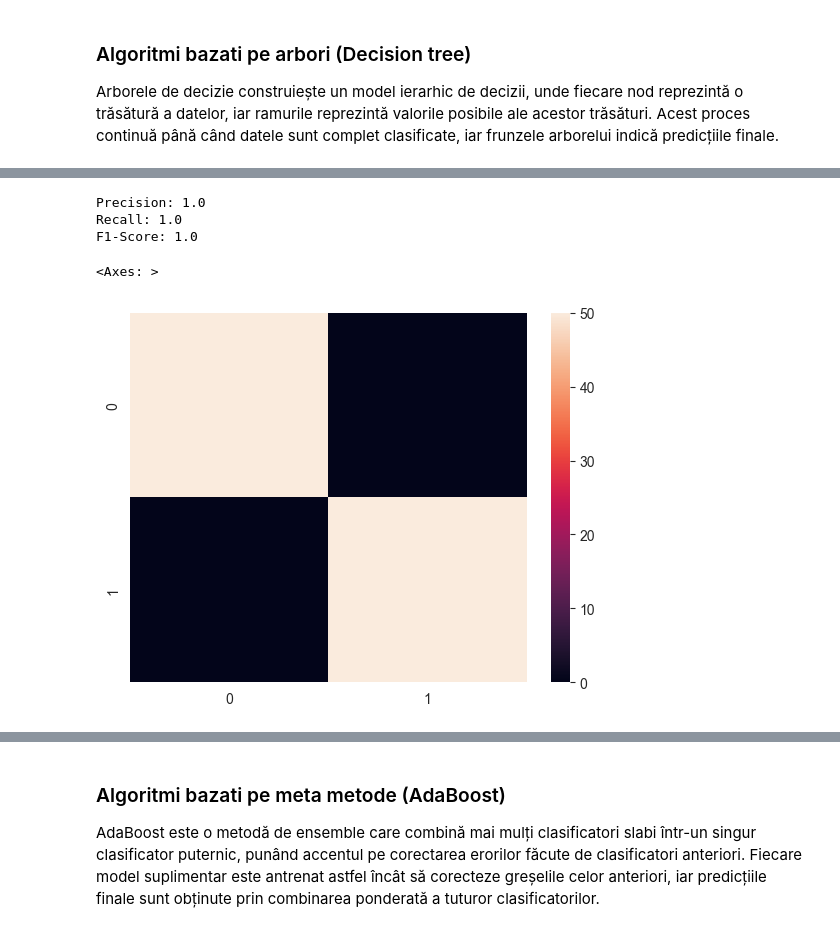
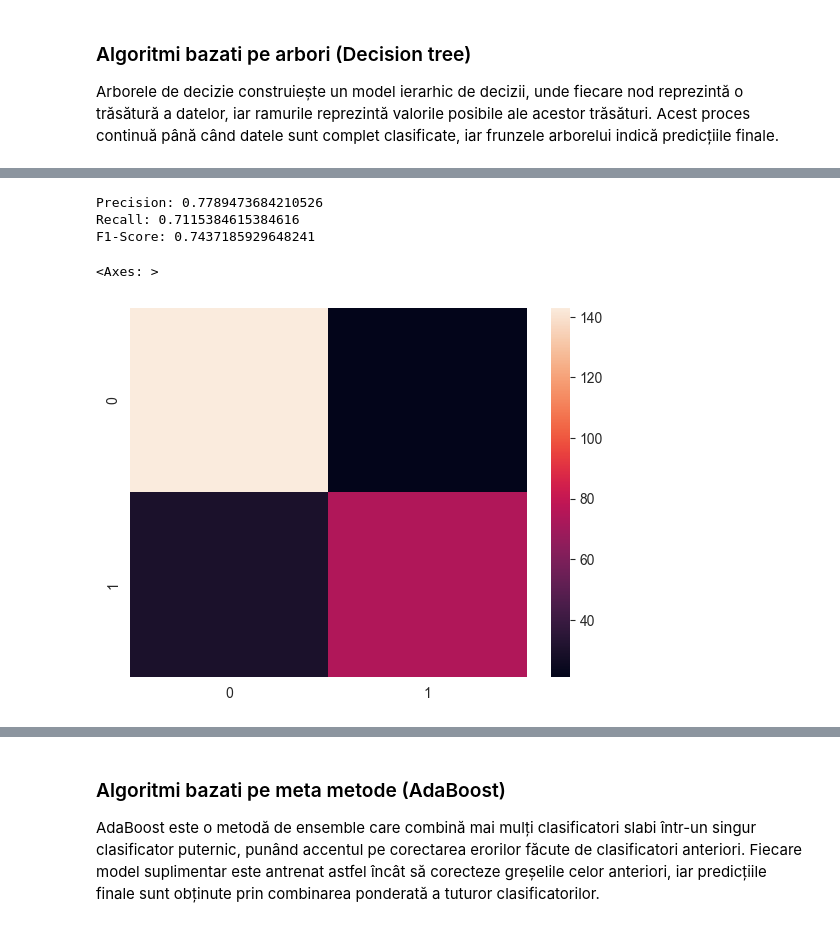
Before and after one commit to danielperebinos/UTM-MLDM, a Jupyter notebook: Laboratorul 2.ipynb, the cells around one changed output, grey strips where cells are left out. Cells and saved outputs as stored; diff of their text form; code cells hidden in the pictures.

```diff
--- a/Laboratorul 2.ipynb
+++ b/Laboratorul 2.ipynb
@@ -28,0 +111,6 @@ Requirement already satisfied: six>=1.5 in c:\users\daniel.perebinos\pycharmproj
+# %%
+from sklearn.model_selection import train_test_split
+
+x = df[df.drop(columns=["Survived"]).columns].values
+y = df["Survived"].values
+X_train, X_test, y_train, y_test = train_test_split(x, y, test_size=0.3, random_state=16)
@@ -48,5 +127,5 @@ plt.show()
 from sklearn.naive_bayes import GaussianNB
 
 model = GaussianNB()
-model.fit(X, y)
-y_pred = model.predict(X)
+model.fit(X_train, y_train)
+y_pred = model.predict(X_test)
@@ -94,5 +175,5 @@ plt.show()
 from sklearn.svm import SVC
 
 model = SVC(kernel='linear')
-model.fit(X, y)
-y_pred = model.predict(X)
+model.fit(X_train, y_train)
+y_pred = model.predict(X_test)
@@ -137,5 +235,5 @@ plt.show()
 from sklearn.tree import DecisionTreeClassifier
 
 model = DecisionTreeClassifier(random_state=42)
-model.fit(X, y)
-y_pred = model.predict(X)
+model.fit(X_train, y_train)
+y_pred = model.predict(X_test)
@@ -151,11 +240,14 @@ plt.show()
 # %%
-print("Precision:", precision_score(y, y_pred))
-print("Recall:", recall_score(y, y_pred))
-print("F1-Score:", f1_score(y, y_pred))
-sns.heatmap(confusion_matrix(y, y_pred))
+from sklearn.metrics import precision_score, recall_score, f1_score, confusion_matrix
+import seaborn as sns
+
+print("Precision:", precision_score(y_test, y_pred))
+print("Recall:", recall_score(y_test, y_pred))
+print("F1-Score:", f1_score(y_test, y_pred))
+sns.heatmap(confusion_matrix(y_test, y_pred))
 # %% [output]
-Precision: 1.0
-Recall: 1.0
-F1-Score: 1.0
+Precision: 0.7789473684210526
+Recall: 0.7115384615384616
+F1-Score: 0.7437185929648241
 <Axes: >
-[figure, old version]
+[figure, new version]
```
Also changed, not shown: parts of 30 cells of this notebook, 5 other files.
